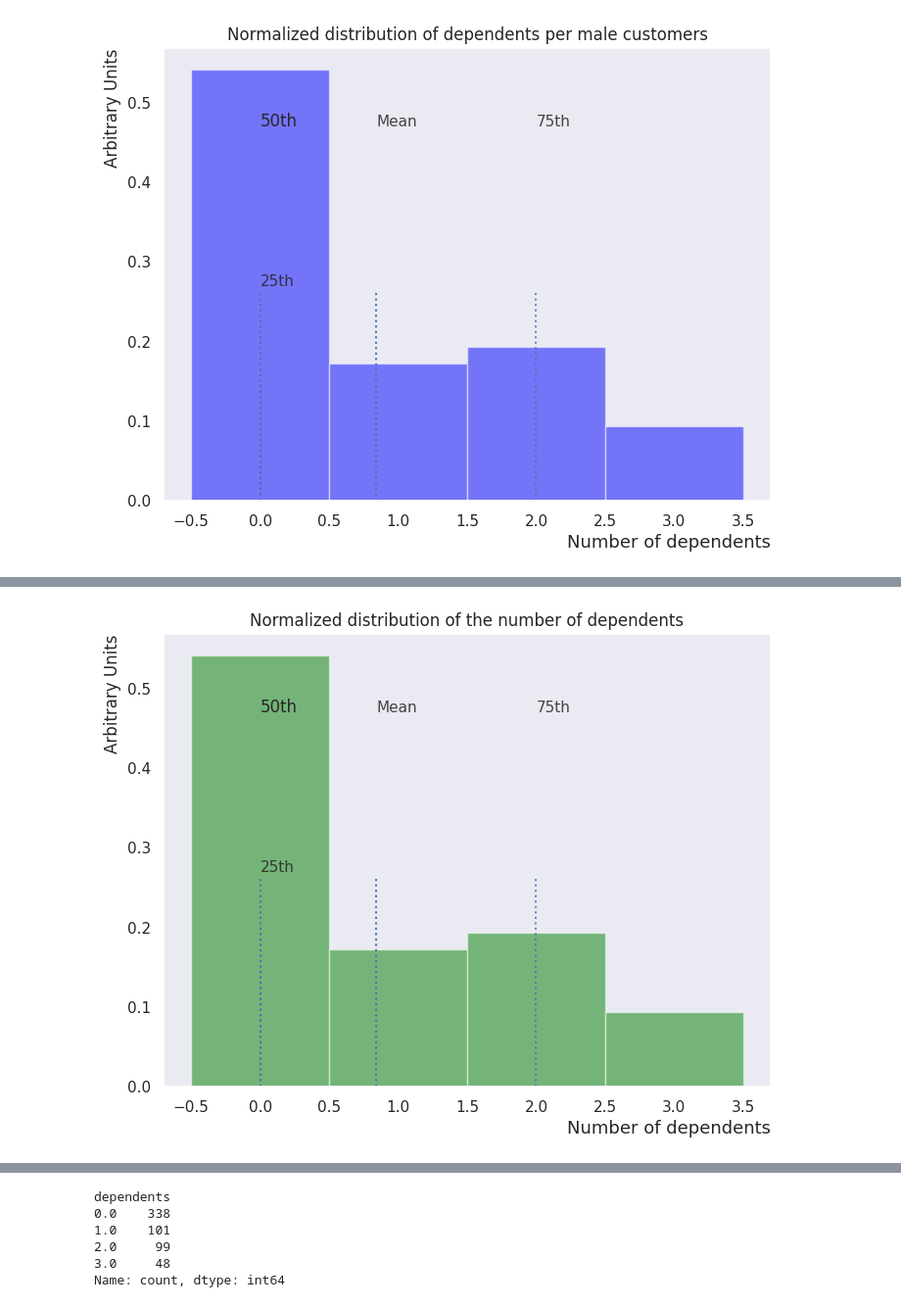
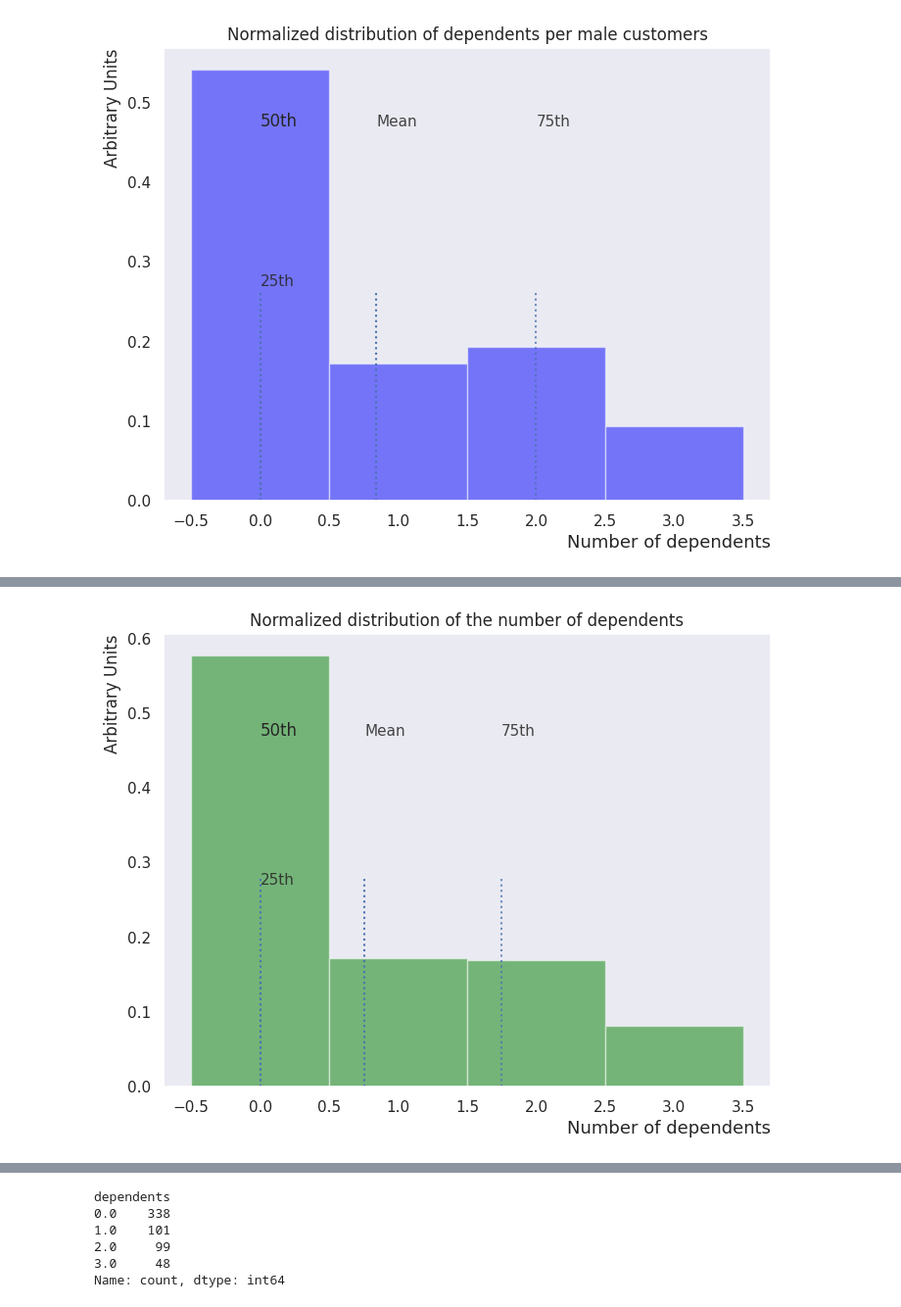
Before and after one commit to Miagarciaru/data_analytics_portafolio, a Jupyter notebook: loan_approval_prediction_using_ML/etl/EDA_database.ipynb, the cells around one changed output, grey strips where cells are left out. Shown at 98% size. Drawn from its saved outputs; the diff is of its cells as text; code cells hidden in the pictures.

```diff
--- a/loan_approval_prediction_using_ML/etl/EDA_database.ipynb
+++ b/loan_approval_prediction_using_ML/etl/EDA_database.ipynb
@@ -308,16 +331,16 @@ plotting_functions.plotting_normalized_distribution_histogram(dependents_per_mal
 # %%
 # Filtering the dependents distribution array in a pd.series
-dependents_distribution_array = customers[customers["gender"]=="Male"]["dependents"]
+dependents_distribution_array = customers["dependents"]
 
 # Creating features dict for plotting
-features_dependents_per_male = {
+features_dependents_distribution = {
     "title_plot": "Normalized distribution of the number of dependents",
     "x_title": "Number of dependents",
     "y_title": "Arbitrary Units",
     "bar_color": "green"
 }
 
 # Plotting female customers's dependents normalized distribution with some statistical values
-plotting_functions.plotting_normalized_distribution_histogram(dependents_per_male_customers_array, features_dependents_per_male)
+plotting_functions.plotting_normalized_distribution_histogram(dependents_distribution_array, features_dependents_distribution)
 # %% [output]
-[figure, old version]
+[figure, new version]
```
Also changed, not shown: parts of 9 cells of this notebook.
